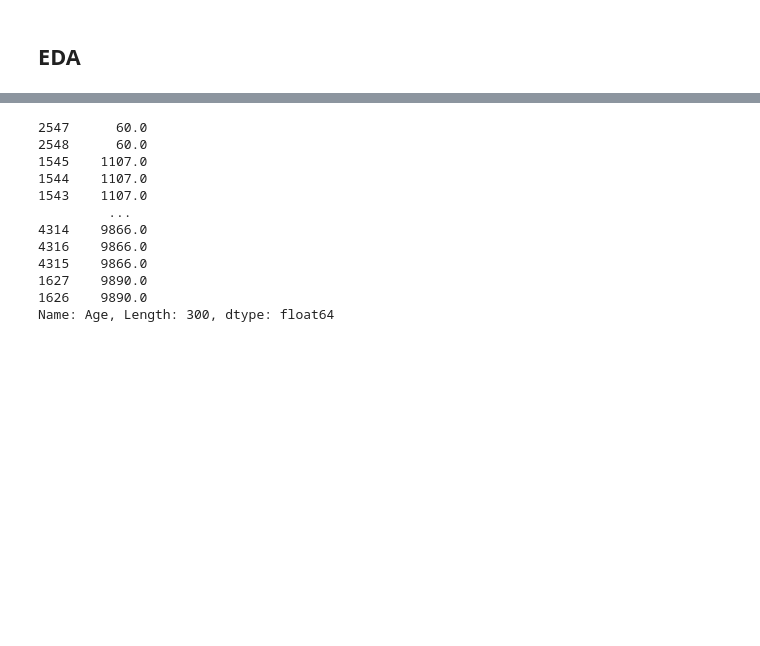
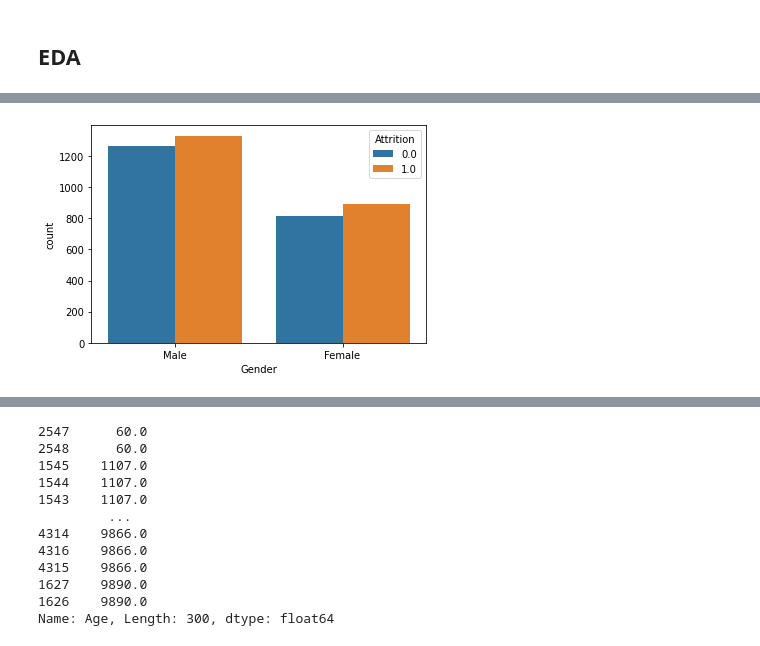
Before and after one commit to tomasduricek/SDA_project_2_classification, a Jupyter notebook: classification.ipynb, the cells around one changed output, grey strips where cells are left out. Saved outputs shown, nothing was run; the diff lists cells and outputs as text; code cells hidden in the pictures; blank space fills up the shorter version.

```diff
--- a/classification.ipynb
+++ b/classification.ipynb
@@ -62,0 +96,6 @@ df
+# %%
+# Gender is not dependent whether attrition is True
+sns.countplot(df['Gender'], hue=df['Attrition'])
+plt.show()
+# %% [output]
+[figure, added]
```
Also changed, not shown: parts of 38 cells of this notebook.
